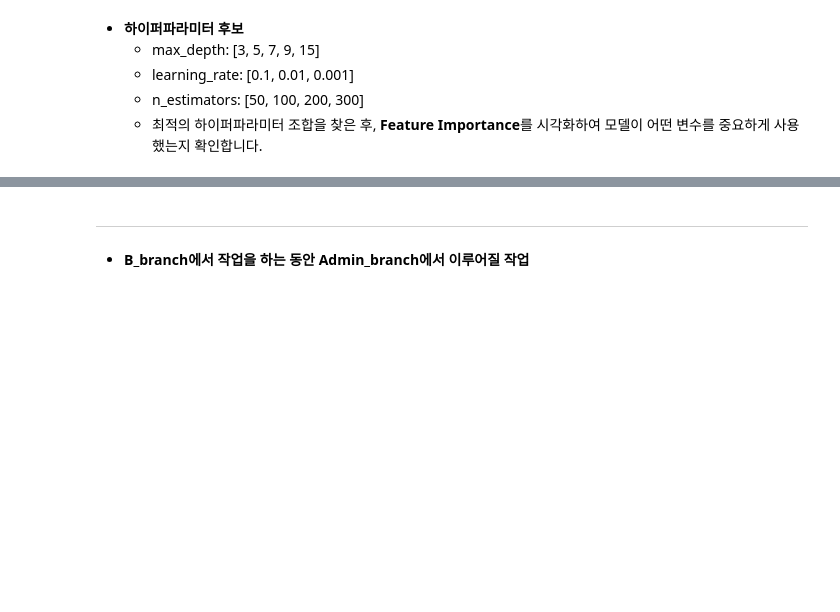
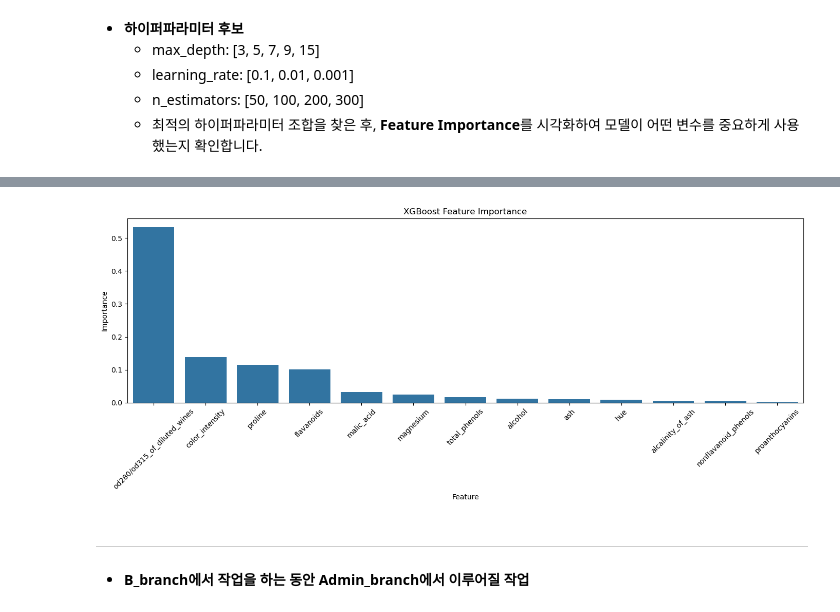
Before and after one commit to jjykkk4848/meta_last, a Jupyter notebook: 작업내용_확인용.ipynb, the cells around one changed output, grey strips where cells are left out. Cells and saved outputs as stored; diff of their text form; code cells hidden in the pictures; blank space fills up the shorter version.

```diff
--- a/작업내용_확인용.ipynb
+++ b/작업내용_확인용.ipynb
@@ -135,3 +135,78 @@ weighted avg       0.95      0.94      0.94        36
     - learning_rate: [0.1, 0.01, 0.001]
     - n_estimators: [50, 100, 200, 300]
     - 최적의 하이퍼파라미터 조합을 찾은 후, **Feature Importance**를 시각화하여 모델이 어떤 변수를 중요하게 사용했는지 확인합니다.
+# %%
+# 라이브러리 및 데이터 불러오기
+
+import warnings
+warnings.filterwarnings('ignore')
+
+import pandas as pd
+from sklearn.datasets import load_wine
+
+from sklearn.model_selection import train_test_split, GridSearchCV
+
+import matplotlib.pyplot as plt
+import seaborn as sns
+
+
+wine = load_wine()
+
+# feature로 사용할 데이터에서는 'target' 컬럼을 drop합니다.
+# target은 'target' 컬럼만을 대상으로 합니다.
+# X, y 데이터를 test size는 0.2, random_state 값은 42로 하여 train 데이터와 test 데이터로 분할합니다.
+
+# 데이터 로딩
+from sklearn.tree import DecisionTreeClassifier
+from sklearn.metrics import accuracy_score, classification_report
+from xgboost import XGBClassifier
+
+X = pd.DataFrame(wine.data, columns=wine.feature_names)
+y = wine.target
+X_train, X_test, y_train, y_test = train_test_split(X, y, test_size=0.2, random_state=42)
+
+# 하이퍼파라미터 설정
+param_grid_xgb = {
+    'max_depth': [3, 5, 7, 9, 15],
+    'learning_rate': [0.1, 0.01, 0.001],
+    'n_estimators': [50, 100, 200, 300]
+}
+
+# XGBoost 모델 정의
+xgb_model = XGBClassifier(use_label_encoder=False, eval_metric='mlogloss', random_state=42)
+
+# GridSearchCV
+grid_xgb = GridSearchCV(
+    estimator=xgb_model,
+    param_grid=param_grid_xgb,
+    cv=5,
+    scoring='accuracy',
+    verbose=1,
+    n_jobs=-1
+)
+
+grid_xgb.fit(X_train, y_train)
+
+# 최적 모델 성능 평가
+best_xgb = grid_xgb.best_estimator_
+y_pred_xgb = best_xgb.predict(X_test)
+xgb_accuracy = accuracy_score(y_test, y_pred_xgb)
+
+print(" Best Parameters (XGB):", grid_xgb.best_params_)
+print("XGB Accuracy:", xgb_accuracy)
+print("Classification Report (XGB):\n", classification_report(y_test, y_pred_xgb))
+
+# Feature Importance 시각화
+importances = best_xgb.feature_importances_
+importance_df_xgb = pd.DataFrame({
+    'Feature': X.columns,
+    'Importance': importances
+}).sort_values(by='Importance', ascending=False)
+
+plt.figure(figsize=(14, 6))
+sns.barplot(data=importance_df_xgb, x='Feature', y='Importance')
+plt.title("XGBoost Feature Importance")
+plt.xticks(rotation=45)
+plt.tight_layout()
+plt.show()
+# %% [output]
@@ -138,3 +226,4 @@ weighted avg       0.95      0.94      0.94        36
+[figure, added]
 # %% [markdown]
 ---
 - **B_branch에서 작업을 하는 동안 Admin_branch에서 이루어질 작업**
```
Also changed, not shown: parts of 1 cell of this notebook, 1 other file.
